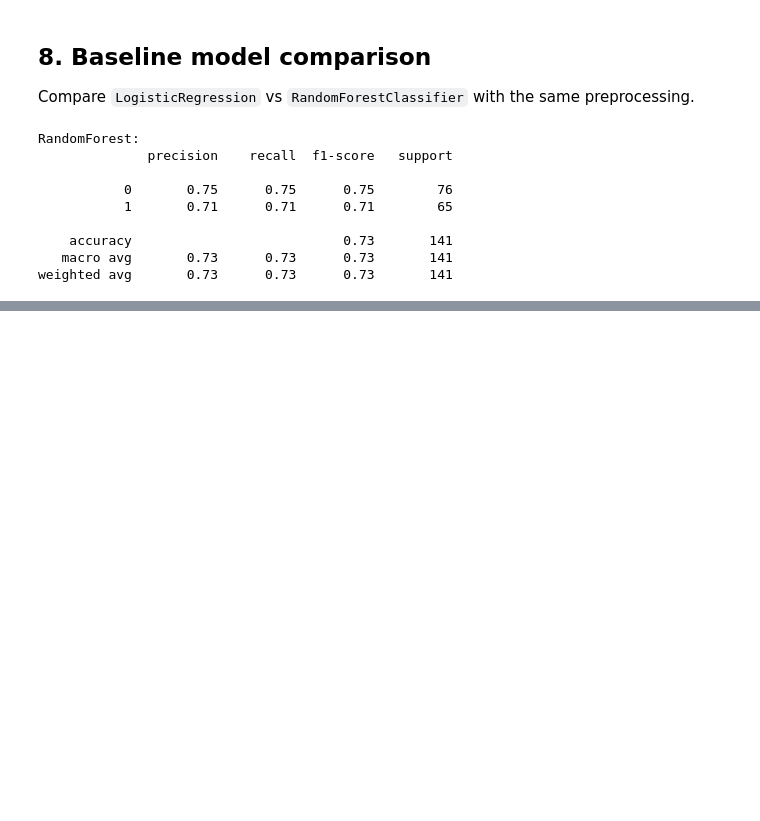
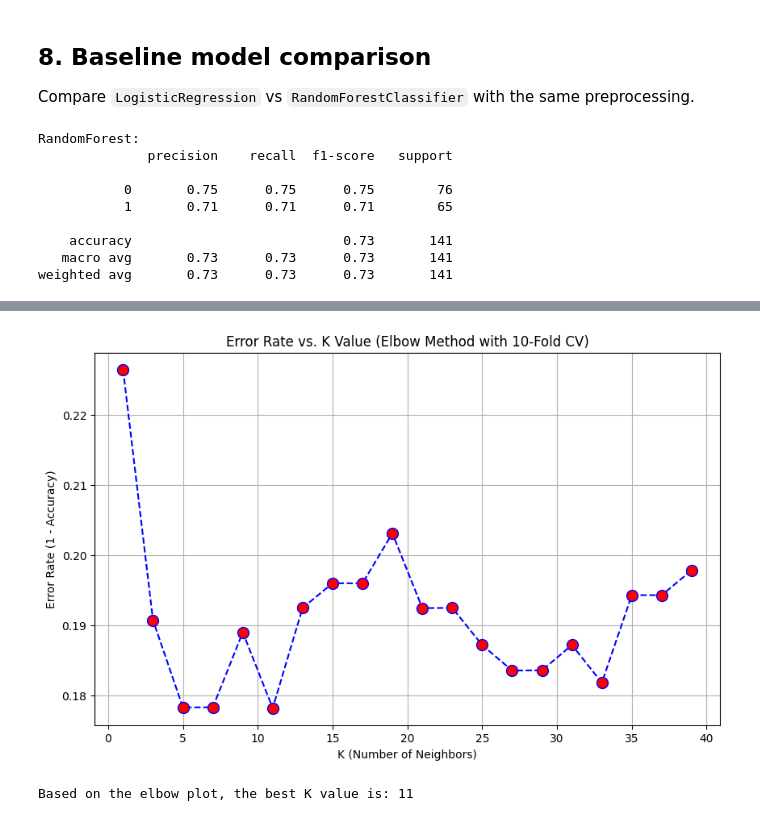
Before and after one commit to HanPing0131/heart-disease-project, a Jupyter notebook: EDA (1).ipynb, the cells around one changed output, grey strips where cells are left out. Drawn from its saved outputs; the diff is of its cells as text; code cells hidden in the pictures; blank space fills up the shorter version.

```diff
--- a/EDA (1).ipynb
+++ b/EDA (1).ipynb
@@ -426,0 +462,40 @@ weighted avg       0.73      0.73      0.73       141
+# %%
+from sklearn.neighbors import KNeighborsClassifier
+from sklearn.model_selection import cross_val_score
+import matplotlib.pyplot as plt
+
+
+error_rate = []
+
+
+k_range = range(1, 41, 2)
+
+for k in k_range:
+
+    knn_pipe = Pipeline(steps=[
+        ('prep', preprocess),
+        ('clf', KNeighborsClassifier(n_neighbors=k))
+    ])
+
+
+    scores = cross_val_score(knn_pipe, X_train, y_train, cv=10, scoring='accuracy')
+
+
+    error_rate.append(1 - scores.mean())
+
+
+plt.figure(figsize=(10, 6))
+plt.plot(k_range, error_rate, color='blue', linestyle='dashed', marker='o',
+         markerfacecolor='red', markersize=10)
+plt.title('Error Rate vs. K Value (Elbow Method with 10-Fold CV)')
+plt.xlabel('K (Number of Neighbors)')
+plt.ylabel('Error Rate (1 - Accuracy)')
+plt.grid(True)
+plt.show()
+
+
+best_k = list(k_range)[np.argmin(error_rate)]
+print(f"Based on the elbow plot, the best K value is: {best_k}")
+# %% [output]
+[figure, added]
+Based on the elbow plot, the best K value is: 11
```
Also changed, not shown: parts of 3 cells of this notebook.
